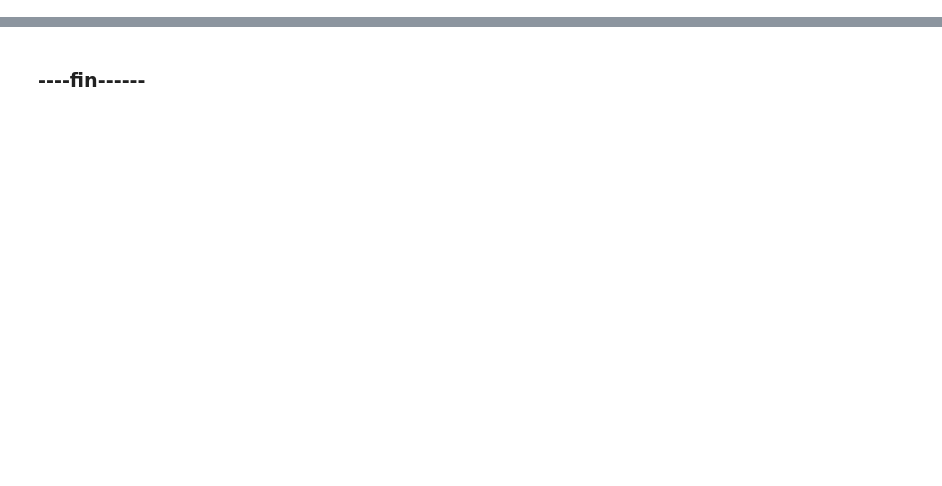
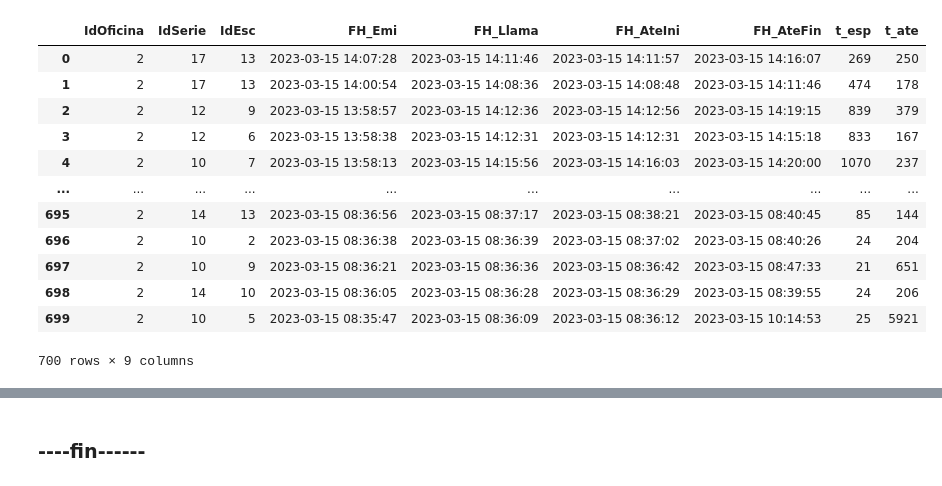
Before and after one commit to alejandroacevedo2305/Flux_v0, a Jupyter notebook: demo_notebooks/demo_simulador.ipynb, the cells around one changed output, grey strips where cells are left out. Drawn from its saved outputs; the diff is of its cells as text; code cells hidden in the pictures; blank space fills up the shorter version.

```diff
--- a/demo_notebooks/demo_simulador.ipynb
+++ b/demo_notebooks/demo_simulador.ipynb
@@ -196 +206,28 @@ class DatasetTTP(BaseModel):
+# %%
+# FECHA = "2023-05-15"
+# ID_OFICINA = 2
+ID_DATABASE = 'V24_Fonav30'
+# Adicionalmente disponibles: "V24_Provida", "V24_Fonav30", "V24_Cruz", "V24_Afpmodelo"
+#V24_Provida: 13 -  'V24_Fonav30': 2 - V24_Afpmodelo: 1
+ID_OFICINA = 2
+FECHA = "2023-03-15"
+DB_CONN = "mysql://autopago:Ttp-20238270@totalpackmysql.mysql.database.azure.com:3306/capacity_data_fonasa"
+
+dataset = DatasetTTP(connection_string=DB_CONN, id_oficina=ID_OFICINA)
+atenciones, planificacion = dataset.un_dia(fecha=FECHA)  # TODO: Implementar validaciones
+atenciones
+# %% [output]
+|  | IdOficina | IdSerie | IdEsc | FH_Emi | FH_Llama | FH_AteIni | FH_AteFin | t_esp | t_ate |
+| 0 | 2 | 17 | 13 | 2023-03-15 14:07:28 | 2023-03-15 14:11:46 | 2023-03-15 14:11:57 | 2023-03-15 14:16:07 | 269 | 250 |
+| 1 | 2 | 17 | 13 | 2023-03-15 14:00:54 | 2023-03-15 14:08:36 | 2023-03-15 14:08:48 | 2023-03-15 14:11:46 | 474 | 178 |
+| 2 | 2 | 12 | 9 | 2023-03-15 13:58:57 | 2023-03-15 14:12:36 | 2023-03-15 14:12:56 | 2023-03-15 14:19:15 | 839 | 379 |
+| 3 | 2 | 12 | 6 | 2023-03-15 13:58:38 | 2023-03-15 14:12:31 | 2023-03-15 14:12:31 | 2023-03-15 14:15:18 | 833 | 167 |
+| 4 | 2 | 10 | 7 | 2023-03-15 13:58:13 | 2023-03-15 14:15:56 | 2023-03-15 14:16:03 | 2023-03-15 14:20:00 | 1070 | 237 |
+| ... | ... | ... | ... | ... | ... | ... | ... | ... | ... |
+| 695 | 2 | 14 | 13 | 2023-03-15 08:36:56 | 2023-03-15 08:37:17 | 2023-03-15 08:38:21 | 2023-03-15 08:40:45 | 85 | 144 |
+| 696 | 2 | 10 | 2 | 2023-03-15 08:36:38 | 2023-03-15 08:36:39 | 2023-03-15 08:37:02 | 2023-03-15 08:40:26 | 24 | 204 |
+| 697 | 2 | 10 | 9 | 2023-03-15 08:36:21 | 2023-03-15 08:36:36 | 2023-03-15 08:36:42 | 2023-03-15 08:47:33 | 21 | 651 |
+| 698 | 2 | 14 | 10 | 2023-03-15 08:36:05 | 2023-03-15 08:36:28 | 2023-03-15 08:36:29 | 2023-03-15 08:39:55 | 24 | 206 |
+| 699 | 2 | 10 | 5 | 2023-03-15 08:35:47 | 2023-03-15 08:36:09 | 2023-03-15 08:36:12 | 2023-03-15 10:14:53 | 25 | 5921 |
+700 rows × 9 columns
 # %%
```
Also changed, not shown: parts of 2 cells of this notebook, 1 other file.
